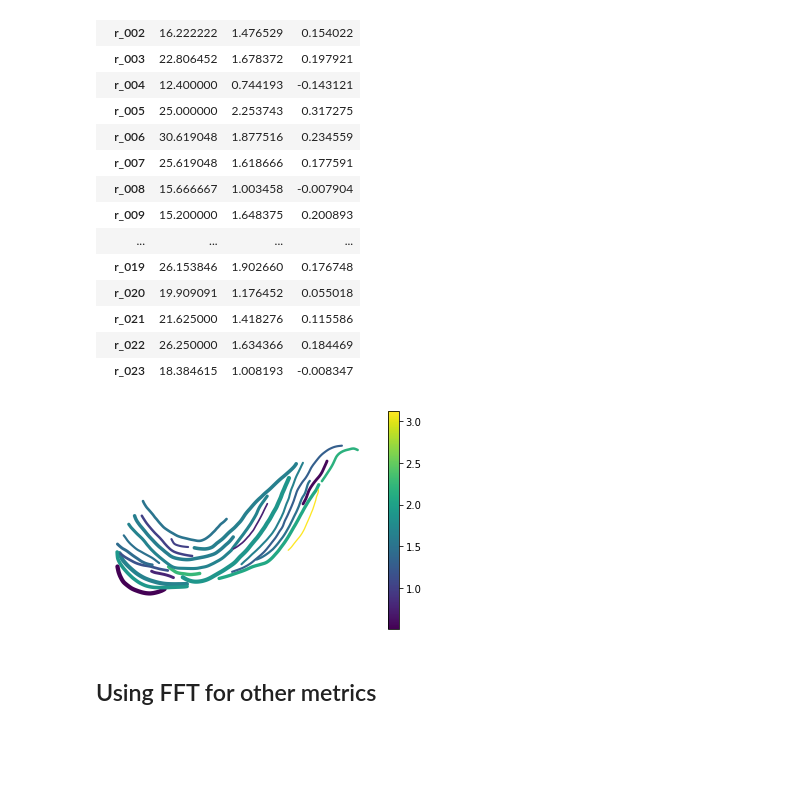
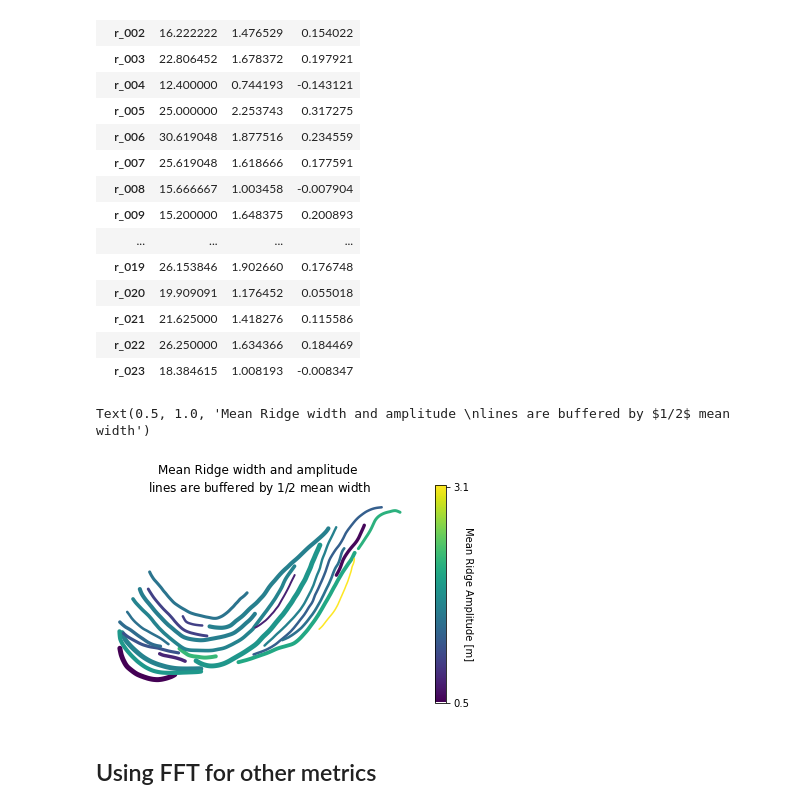
Before and after one commit to tamu-edu/scrollstats, a Jupyter notebook: RidgeMetricDevelopment.ipynb, the cells around one changed output. Saved outputs shown, nothing was run; the diff lists cells and outputs as text; code cells hidden in the pictures; blank space fills up the shorter version.

```diff
--- a/RidgeMetricDevelopment.ipynb
+++ b/RidgeMetricDevelopment.ipynb
@@ -665,13 +205,23 @@ ridge_mean
 | r_021 | 21.625000 | 1.418276 | 0.115586 |
 | r_022 | 26.250000 | 1.634366 | 0.184469 |
 | r_023 | 18.384615 | 1.008193 | -0.008347 |
-# %%
-ridges_w_metrics = ridges.set_index("ridge_id").join(ridge_mean)
-ridges_w_metrics.geometry = ridges_w_metrics.geometry.buffer(ridges_w_metrics.width/2)
-ax = ridges_w_metrics.plot(column="amp", legend=True)
-ax.set_axis_off()
-# %% [output]
-[figure, removed]
+# %%
+fig, ax = plt.subplots(1,1, figsize=(7,4))
+
+ridges_w_metrics = ridges.set_index("ridge_id").join(ridge_mean)
+ridges_w_metrics.geometry = ridges_w_metrics.geometry.buffer(ridges_w_metrics.width/2)
+ridges_w_metrics.plot(ax=ax, column="amp", legend=True)
+
+cbar = fig.axes[1]
+cbar.set_yticks(np.round(ridges_w_metrics.amp.quantile([0,1]), 1))
+cbar.set_ylabel("Mean Ridge Amplitude [m]", rotation=270)
+
+ax.set_axis_off()
+ax.set_title("Mean Ridge width and amplitude \nlines are buffered by $1/2$ mean width")
+# plt.savefig("/Users/avan/FLUD/BrazosScrolls/figures/WidthAndAmpAtItx_newmethod_widthbuff.png", dpi=300)
+# %% [output]
+Text(0.5, 1.0, 'Mean Ridge width and amplitude \nlines are buffered by $1/2$ mean width')
+[figure, added]
 # %% [markdown]
 ## Using FFT for other metrics
 # %%
```
Also changed, not shown: parts of 23 cells of this notebook.
